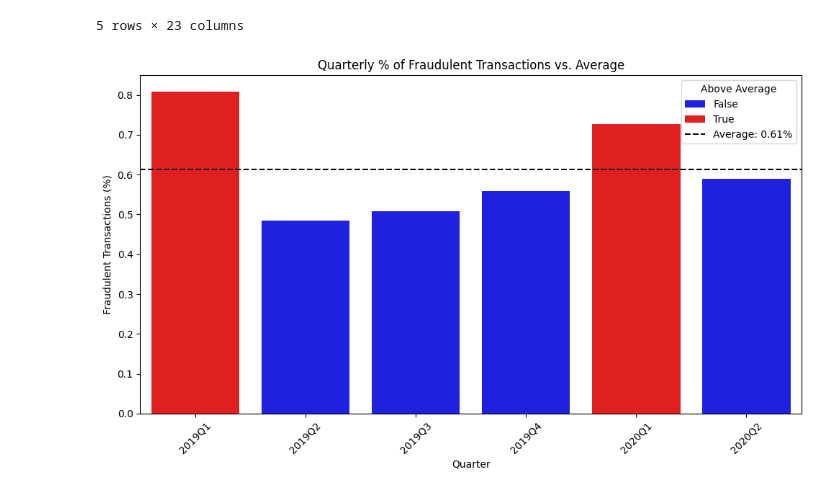
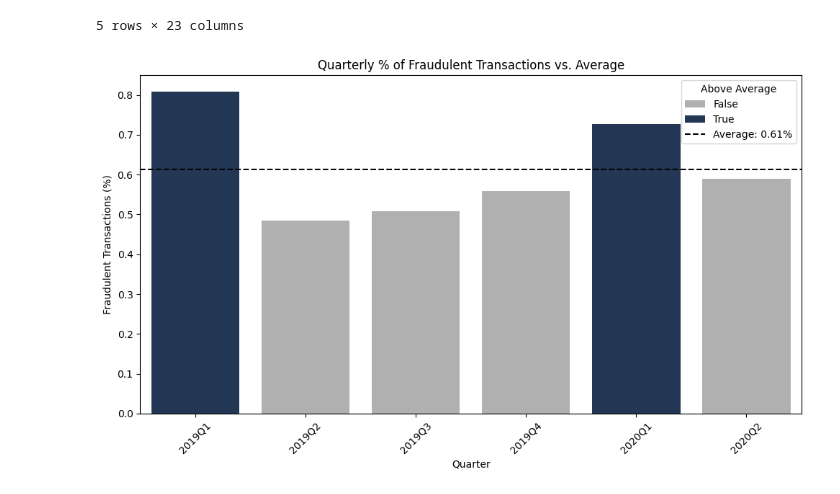
Before and after one commit to makenna-e/bu-cds-dx699s-summer-2025-assignments, a Jupyter notebook: OMDS-ModB2-Week10-Ehrlich-Makenna.ipynb, the cells around one changed output. Drawn from its saved outputs; the diff is of its cells as text; code cells hidden in the pictures.

```diff
--- a/OMDS-ModB2-Week10-Ehrlich-Makenna.ipynb
+++ b/OMDS-ModB2-Week10-Ehrlich-Makenna.ipynb
@@ -201,6 +201,7 @@ df_fraud.head()
 | 4 | 271705 | 2019-05-14 05:54:48 | 6011381817520024 | fraud_Christiansen, Goyette and S... | gas_transport | 64.29 | Kristen | Allen | F | ... |
 5 rows × 23 columns
 # %%
+# Creating datetime field
 df_fraud['trans_date_trans_time'] = pd.to_datetime(df_fraud['trans_date_trans_time'])
 
 # Extract quarter
@@ -208,35 +209,35 @@ df_fraud['quarter'] = df_fraud['trans_date_trans_time'].dt.to_period('Q')
 
 # Group by quarter to get % of fraud transactions
 fraud_data = df_fraud.groupby('quarter')['is_fraud'].mean().reset_index()
-fraud_data['is_fraud'] = fraud_data['is_fraud'] * 100  # convert to %
+fraud_data['is_fraud'] = fraud_data['is_fraud'] * 100
 
 # Calculate overall average fraud rate
 avg_fraud = fraud_data['is_fraud'].mean()
 
 # Create a column for color grouping
 fraud_data['above_avg'] = fraud_data['is_fraud'] > avg_fraud
 
 # Plot
 plt.figure(figsize=(10, 6))
 sns.barplot(
     data=fraud_data,
     x='quarter',
     y='is_fraud',
     hue='above_avg',
-    palette={True: 'red', False: 'blue'}
+    palette={True: '#1B365D', False: '#B0B0B0'}
 )
 
 # Add average line
 plt.axhline(avg_fraud, color='black', linestyle='--', label=f'Average: {avg_fraud:.2f}%')
 
 # Labels and title
 plt.xlabel('Quarter')
 plt.ylabel('Fraudulent Transactions (%)')
 plt.title('Quarterly % of Fraudulent Transactions vs. Average')
 plt.legend(title='Above Average')
 plt.xticks(rotation=45)
 
 plt.tight_layout()
 plt.show()
 # %% [output]
-[figure, old version]
+[figure, new version]
```
Also changed, not shown: parts of 1 cell of this notebook, 1 other file.
